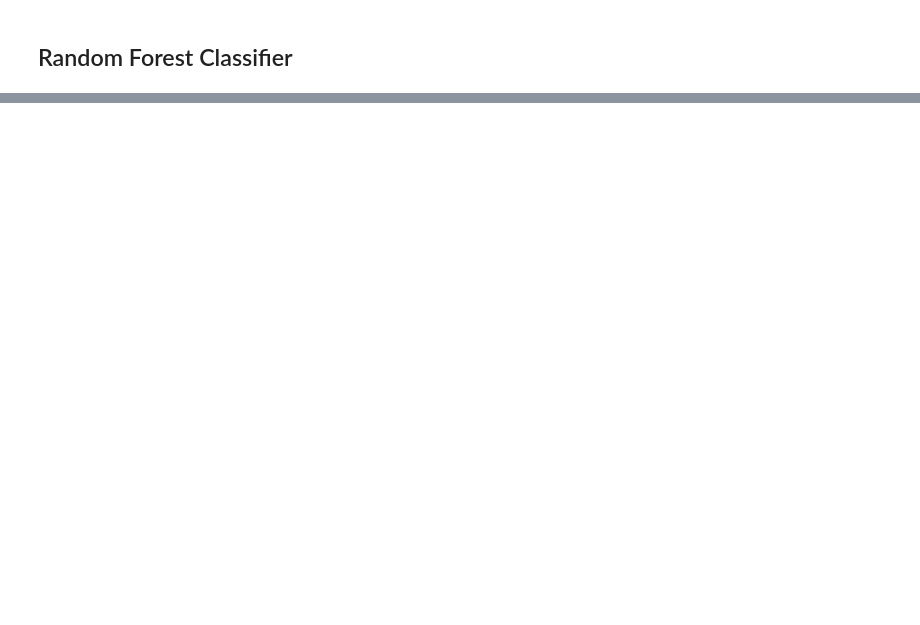
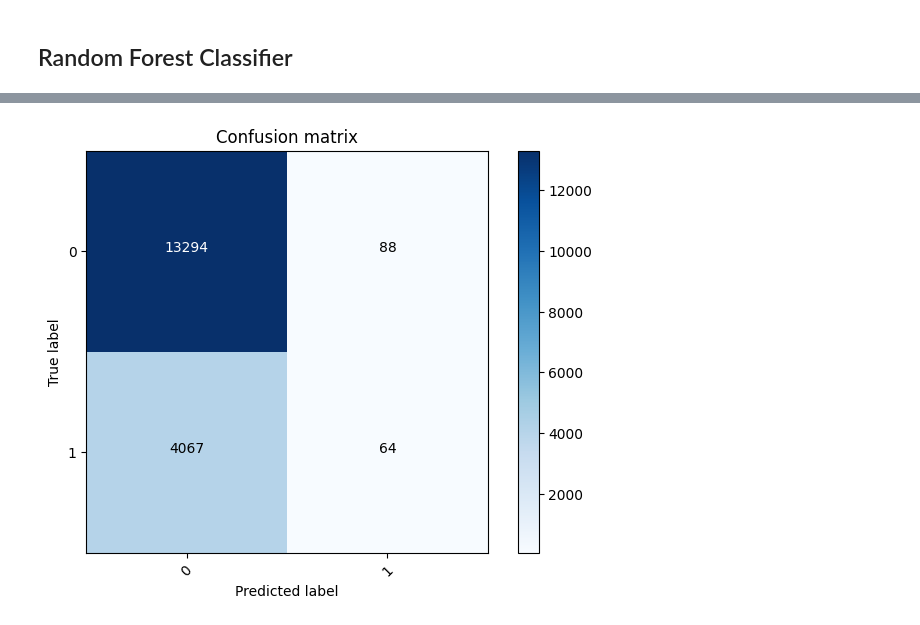
Before and after one commit to aaron-galligan/TradingBot, a Jupyter notebook: analysis.ipynb, the cells around one changed output, grey strips where cells are left out. Cells and saved outputs as stored; diff of their text form; code cells hidden in the pictures; blank space fills up the shorter version.

```diff
--- a/analysis.ipynb
+++ b/analysis.ipynb
@@ -449,0 +556,88 @@ print(returns.iloc[-1]['eff_trans_date'])
+# %%
+X = df_by_ticker.drop([
+    'transaction_date', 'trade_date', 'eff_trans_date',
+    'ticker','company_name', 'owner_name', 'prev_prices', 'future_prices',
+    'Title', 'transaction_type', 'Owned','trade_date_epoch', 'eff_trans_date_epoch',
+    # Below are all the features remove due to unimportance in order.
+    '30d_volatility', 'title_rank', 'filing_lad_days', 'Owned_norm', 'last_price',
+    'SPY_1d_return', 'is_during_market_hours', 'day_of_week', 'month_end_flag',
+    'Value', '1mo_return', 'shares_held',  'Qty', 'volume_zscore'
+    ], axis=1)
+
+print('Keeping Columns: ', X.columns)
+
+#
+#Testing weather the random splitting is causeing data leakage.
+#
+#X_train, X_test, y_train, y_test = train_test_split(X, y, test_size=0.3, random_state=42) # Spliting Train Test datasets
+
+#Instead we'll use this
+# Example: 80/20 time split by eff_trans_date
+split_date = df_by_ticker['eff_trans_date'].quantile(0.8)
+train_idx = df_by_ticker['eff_trans_date'] <= split_date
+X_train = X.loc[train_idx]
+y_train = y.loc[train_idx]
+X_test = X.loc[~train_idx]
+y_test = y.loc[~train_idx]
+
+
+#Note: with 88k trades it took
+# XGBoost classifier
+clf = xgb.XGBClassifier(
+    n_estimators=90,
+    learning_rate=0.1,
+    max_depth=6,
+    subsample=0.8,
+    colsample_bytree=0.8,
+    objective='binary:logistic',
+    random_state=42,
+    n_jobs=-1,
+    use_label_encoder=False,
+    eval_metric='logloss'
+)
+
+clf.fit(X_train, y_train)
+
+# Predictions
+y_pred = clf.predict(X_test)
+acc = accuracy_score(y_test, y_pred)
+print('Accuracy:', acc)
+
+
+
+def plot_confusion_matrix(cm, classes,
+                          normalize=False,
+                          title='Confusion matrix',
+                          cmap=plt.cm.Blues):
+    plt.imshow(cm, interpolation='nearest', cmap=cmap)
+    plt.title(title)
+    plt.colorbar()
+    tick_marks = np.arange(len(classes))
+    plt.xticks(tick_marks, classes, rotation=45)
+    plt.yticks(tick_marks, classes)
+    if normalize:
+        cm = cm.astype('float') / cm.sum(axis=1)[:, np.newaxis]
+
+    thresh = cm.max() / 2.
+    for i, j in itertools.product(range(cm.shape[0]), range(cm.shape[1])):
+        plt.text(j, i, cm[i, j],
+                 horizontalalignment="center",
+                 color="white" if cm[i, j] > thresh else "black")
+
+    plt.tight_layout()
+    plt.ylabel('True label')
+    plt.xlabel('Predicted label')
+
+y_pred = clf.predict(X_test)
+confusion_mtx = confusion_matrix(y_test, y_pred)
+plot_confusion_matrix(confusion_mtx, classes = range(2))
+# Confusion Matrix
+
+
+
+result = permutation_importance(clf, X_test, y_test, n_repeats=10, random_state=0)
+perm_importance = pd.Series(result.importances_mean, index=X_test.columns).sort_values(ascending=False)
+print()
+print('Feature Importance accounting for correlated features')
+print(perm_importance)
+# %% [output]
@@ -449,0 +655 @@ print(returns.iloc[-1]['eff_trans_date'])
+[figure, added]
```
Also changed, not shown: parts of 55 cells of this notebook, 8 other files.
